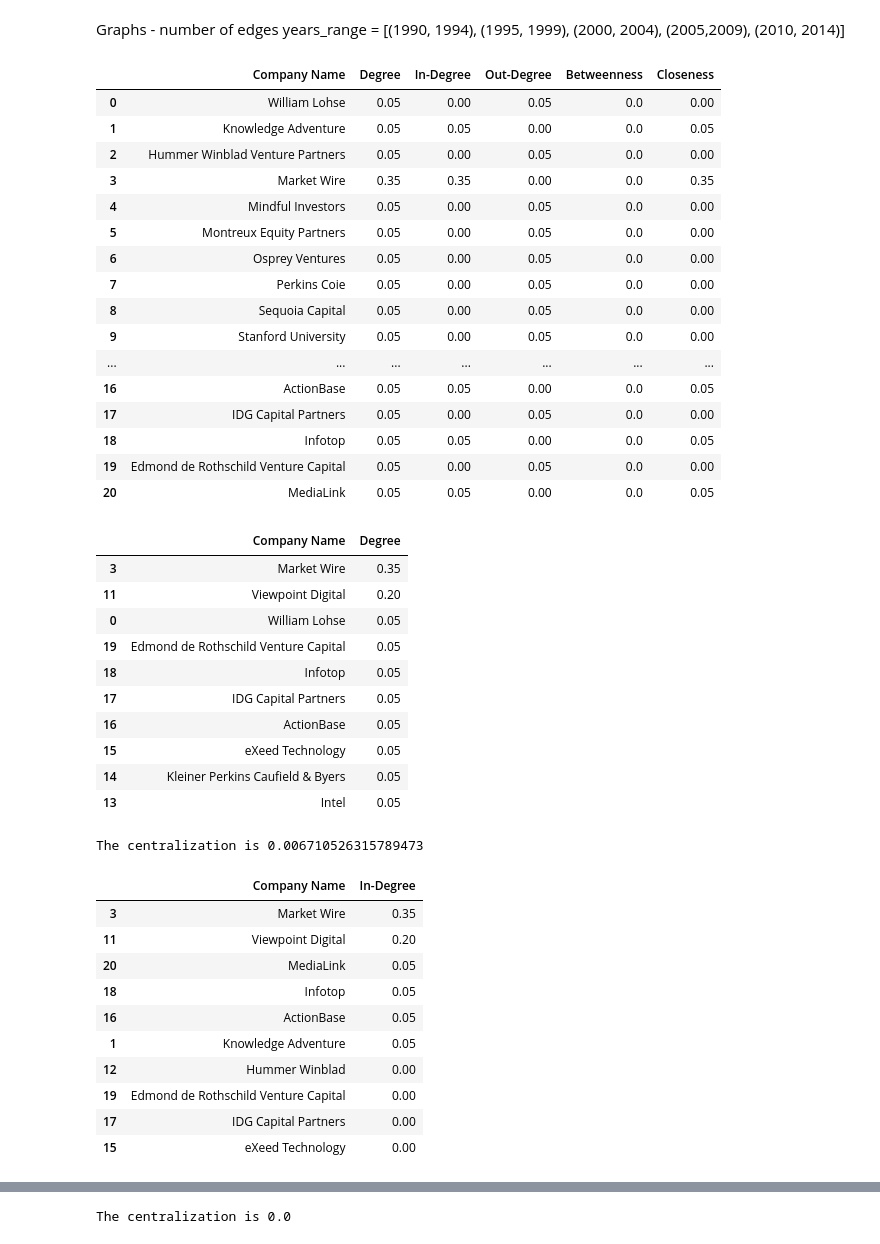
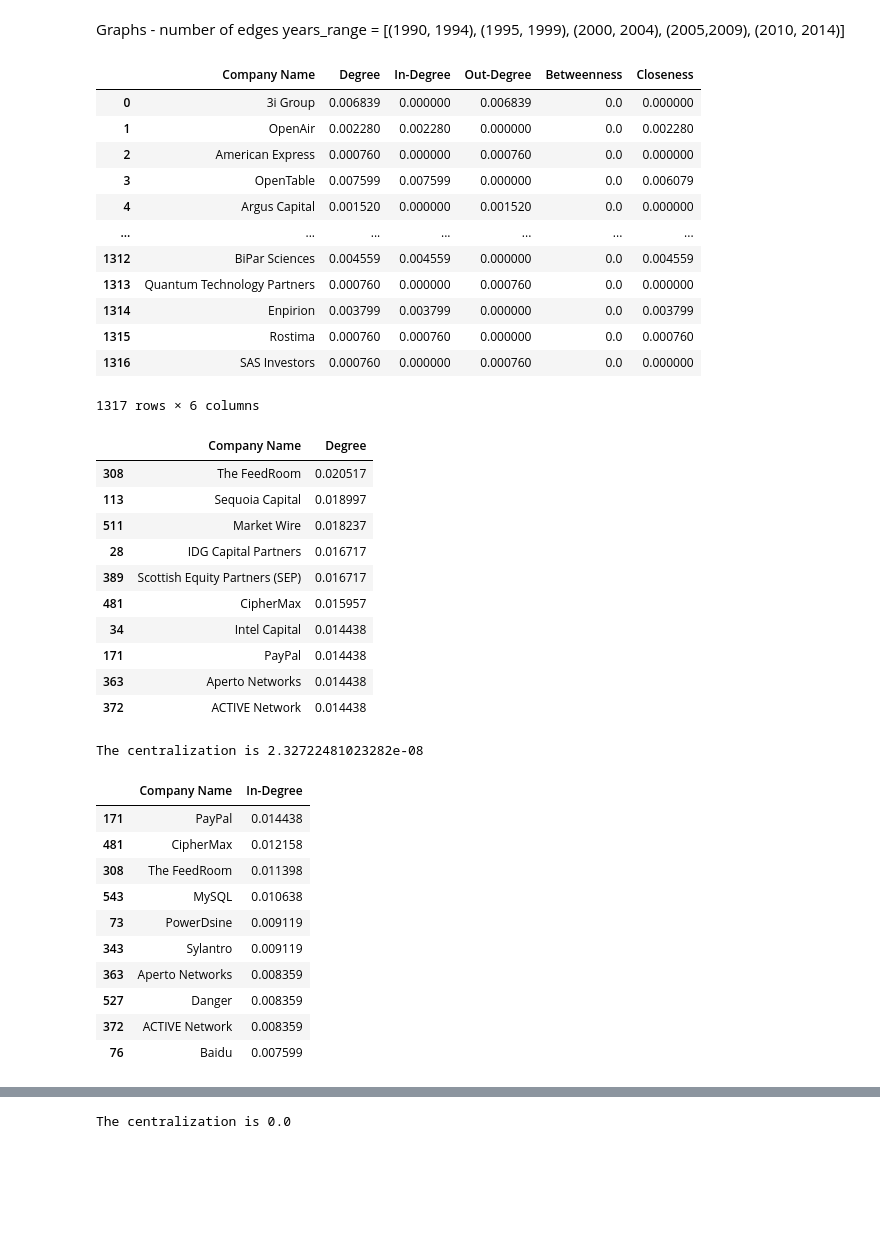
Before and after one commit to omeryefet/Complex_Networks, a Jupyter notebook: Project2022.ipynb, the cells around one changed output, grey strips where cells are left out. Drawn from its saved outputs; the diff is of its cells as text; code cells hidden in the pictures; blank space fills up the shorter version.

```diff
--- a/Project2022.ipynb
+++ b/Project2022.ipynb
@@ -306,39 +306,37 @@ years_range = [(1990, 1994), (1995, 1999), (2000, 2004), (2005,2009), (2010, 201
 # print(avg_degree(outbound))
 # %%
 def build_centrality_table(num):
-    G = nx.from_pandas_edgelist(df_list[num],source='Investor_Name',target='Company_Name', edge_attr=['Company_Market','Raised_Amount_USD'], create_using=nx.DiGraph())
+    G = nx.from_pandas_edgelist(df_list[num],source='Investor_Name',target='Company_Name', edge_attr=['Company_Market','Raised_Amount_USD'], create_using=nx.MultiDiGraph())
     nodes = pd.DataFrame(list(G.nodes))
     #degree_centrality, in_degree_centrality, out_degree_centrality, betweenness_centrality and closeness_centrality
     measures = {'Degree': nx.degree_centrality,'In-Degree': nx.in_degree_centrality,'Out-Degree': nx.out_degree_centrality,'Betweenness': nx.betweenness_centrality,'Closeness': nx.closeness_centrality}
 
     for name, measure in measures.items():
         if name == 'Betweenness':
-            centrality_dict = measure(G,k=min(len(G.nodes),2000))
+            G = nx.from_pandas_edgelist(df_list[num],source='Investor_Name',target='Company_Name', edge_attr=['Company_Market','Raised_Amount_USD'], create_using=nx.DiGraph())
+            centrality_dict = measure(G,k=min(len(G.nodes),50000))
+            pass
         else:
             centrality_dict = measure(G)
         nodes[name] = nodes[0].apply(lambda x: centrality_dict.get(x, None))
     return nodes
 # %%
-centrality_table = build_centrality_table(0).rename(columns={0: "Company Name"})
+centrality_table = build_centrality_table(2).rename(columns={0: "Company Name"})
 centrality_table
 # %% [output]
 |  | Company Name | Degree | In-Degree | Out-Degree | Betweenness | Closeness |
-| 0 | William Lohse | 0.05 | 0.00 | 0.05 | 0.0 | 0.00 |
-| 1 | Knowledge Adventure | 0.05 | 0.05 | 0.00 | 0.0 | 0.05 |
-| 2 | Hummer Winblad Venture Partners | 0.05 | 0.00 | 0.05 | 0.0 | 0.00 |
-| 3 | Market Wire | 0.35 | 0.35 | 0.00 | 0.0 | 0.35 |
-| 4 | Mindful Investors | 0.05 | 0.00 | 0.05 | 0.0 | 0.00 |
-| 5 | Montreux Equity Partners | 0.05 | 0.00 | 0.05 | 0.0 | 0.00 |
-| 6 | Osprey Ventures | 0.05 | 0.00 | 0.05 | 0.0 | 0.00 |
-| 7 | Perkins Coie | 0.05 | 0.00 | 0.05 | 0.0 | 0.00 |
-| 8 | Sequoia Capital | 0.05 | 0.00 | 0.05 | 0.0 | 0.00 |
-| 9 | Stanford University | 0.05 | 0.00 | 0.05 | 0.0 | 0.00 |
+| 0 | 3i Group | 0.006839 | 0.000000 | 0.006839 | 0.0 | 0.000000 |
+| 1 | OpenAir | 0.002280 | 0.002280 | 0.000000 | 0.0 | 0.002280 |
+| 2 | American Express | 0.000760 | 0.000000 | 0.000760 | 0.0 | 0.000000 |
+| 3 | OpenTable | 0.007599 | 0.007599 | 0.000000 | 0.0 | 0.006079 |
+| 4 | Argus Capital | 0.001520 | 0.000000 | 0.001520 | 0.0 | 0.000000 |
 | ... | ... | ... | ... | ... | ... | ... |
-| 16 | ActionBase | 0.05 | 0.05 | 0.00 | 0.0 | 0.05 |
-| 17 | IDG Capital Partners | 0.05 | 0.00 | 0.05 | 0.0 | 0.00 |
-| 18 | Infotop | 0.05 | 0.05 | 0.00 | 0.0 | 0.05 |
-| 19 | Edmond de Rothschild Venture Capital | 0.05 | 0.00 | 0.05 | 0.0 | 0.00 |
-| 20 | MediaLink | 0.05 | 0.05 | 0.00 | 0.0 | 0.05 |
+| 1312 | BiPar Sciences | 0.004559 | 0.004559 | 0.000000 | 0.0 | 0.004559 |
+| 1313 | Quantum Technology Partners | 0.000760 | 0.000000 | 0.000760 | 0.0 | 0.000000 |
+| 1314 | Enpirion | 0.003799 | 0.003799 | 0.000000 | 0.0 | 0.003799 |
+| 1315 | Rostima | 0.000760 | 0.000760 | 0.000000 | 0.0 | 0.000760 |
+| 1316 | SAS Investors | 0.000760 | 0.000000 | 0.000760 | 0.0 | 0.000000 |
+1317 rows × 6 columns
 # %%
 def print_centralization(num,measure):
     table = centrality_table.sort_values([measure],ascending=False).head(10)[['Company Name',measure]]
@@ -351,32 +349,32 @@ def print_centralization(num,measure):
 centrality_table.sort_values(['Degree'],ascending=False).head(10)[['Company Name','Degree']]
 # %% [output]
 |  | Company Name | Degree |
-| 3 | Market Wire | 0.35 |
-| 11 | Viewpoint Digital | 0.20 |
-| 0 | William Lohse | 0.05 |
-| 19 | Edmond de Rothschild Venture Capital | 0.05 |
-| 18 | Infotop | 0.05 |
-| 17 | IDG Capital Partners | 0.05 |
-| 16 | ActionBase | 0.05 |
-| 15 | eXeed Technology | 0.05 |
-| 14 | Kleiner Perkins Caufield & Byers | 0.05 |
-| 13 | Intel | 0.05 |
+| 308 | The FeedRoom | 0.020517 |
+| 113 | Sequoia Capital | 0.018997 |
+| 511 | Market Wire | 0.018237 |
+| 28 | IDG Capital Partners | 0.016717 |
+| 389 | Scottish Equity Partners (SEP) | 0.016717 |
+| 481 | CipherMax | 0.015957 |
+| 34 | Intel Capital | 0.014438 |
+| 171 | PayPal | 0.014438 |
+| 363 | Aperto Networks | 0.014438 |
+| 372 | ACTIVE Network | 0.014438 |
 # %%
-print_centralization(0,'Degree')
+print_centralization(2,'Degree')
 # %% [output]
-The centralization is 0.006710526315789473
+The centralization is 2.32722481023282e-08
 # %%
 centrality_table.sort_values(['In-Degree'],ascending=False).head(10)[['Company Name','In-Degree']]
 # %% [output]
 |  | Company Name | In-Degree |
-| 3 | Market Wire | 0.35 |
-| 11 | Viewpoint Digital | 0.20 |
-| 20 | MediaLink | 0.05 |
-| 18 | Infotop | 0.05 |
-| 16 | ActionBase | 0.05 |
-| 1 | Knowledge Adventure | 0.05 |
-| 12 | Hummer Winblad | 0.00 |
-| 19 | Edmond de Rothschild Venture Capital | 0.00 |
-| 17 | IDG Capital Partners | 0.00 |
-| 15 | eXeed Technology | 0.00 |
+| 171 | PayPal | 0.014438 |
+| 481 | CipherMax | 0.012158 |
+| 308 | The FeedRoom | 0.011398 |
+| 543 | MySQL | 0.010638 |
+| 73 | PowerDsine | 0.009119 |
+| 343 | Sylantro | 0.009119 |
+| 363 | Aperto Networks | 0.008359 |
+| 527 | Danger | 0.008359 |
+| 372 | ACTIVE Network | 0.008359 |
+| 76 | Baidu | 0.007599 |
 # %%
```
Also changed, not shown: parts of 11 cells of this notebook, 1 other file.
